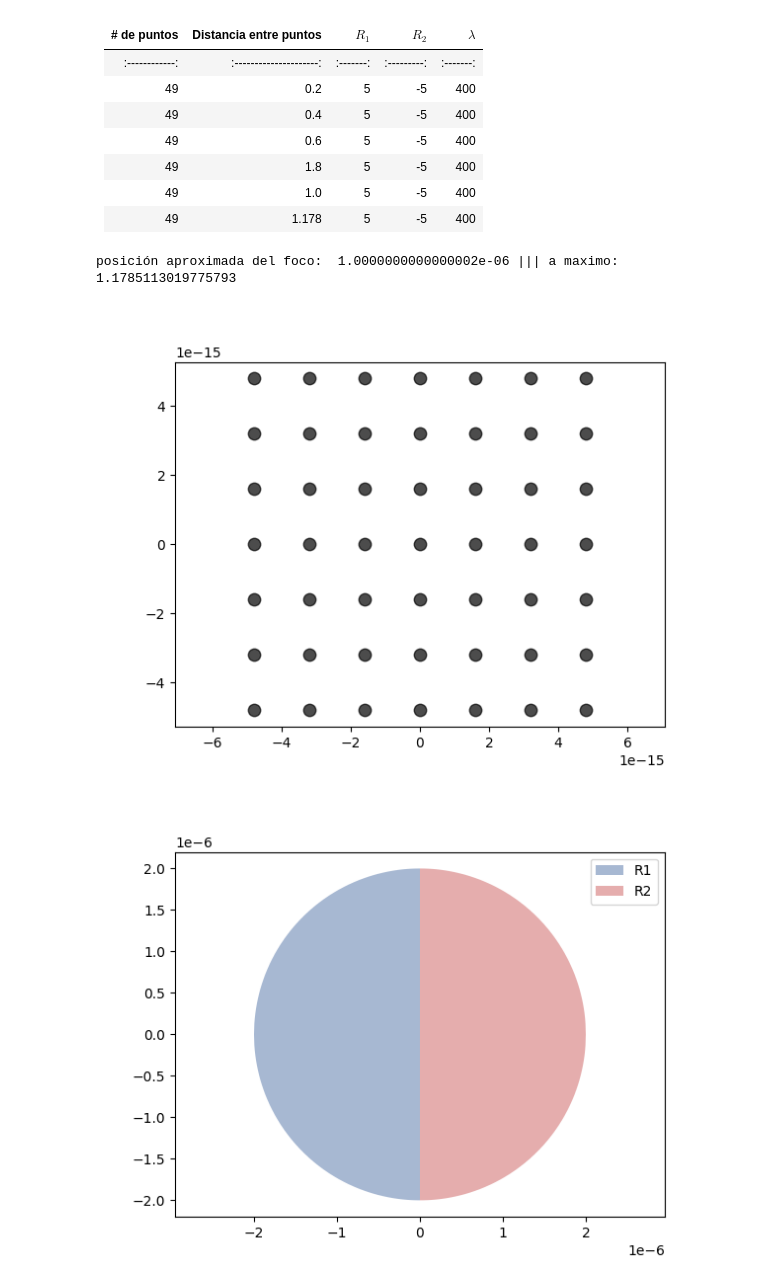
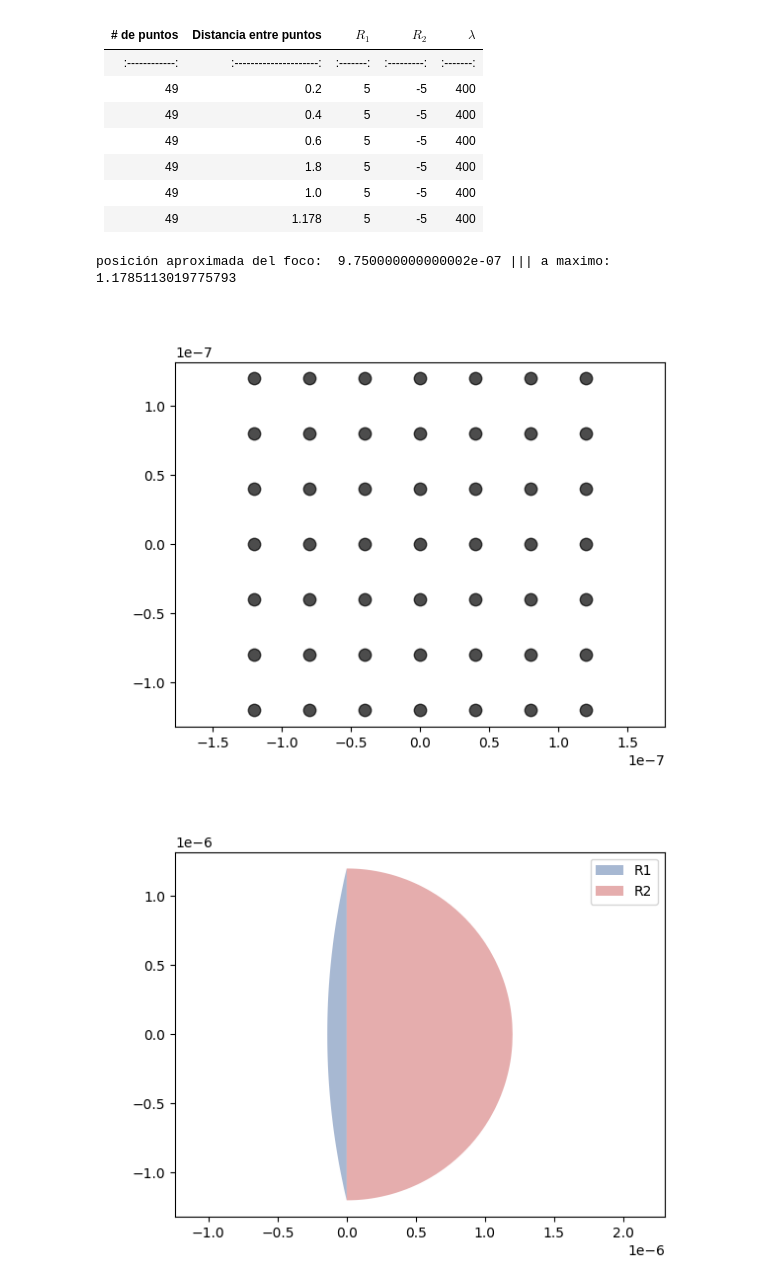
Before and after one commit to rcasalins/thesis_bachelor, a Jupyter notebook: Codigo/Tabla_49puntos.ipynb, the cells around one changed output. Saved outputs shown, nothing was run; the diff lists cells and outputs as text; code cells hidden in the pictures.

```diff
--- a/Codigo/Tabla_49puntos.ipynb
+++ b/Codigo/Tabla_49puntos.ipynb
@@ -162,19 +163,19 @@ def GeometricPotencial_3D_reducido(xa, ya, za, p, wa,c,R1,R2):
 | 49           | 1.178                 | 5       | -5        |400      |
 # %%
 w      = 400 * (10 ** -9)
-r1     = 5*w
-r2     = -5*w
+r1     = 13*w
+r2     = -3*w
 a      = .1 * w
-points = np.array([[0,0],[a,0],[-a,0],[2*a,0],[3*a,0],[-2*a,0],[-3*a,0],[0,a],[0,2*a],[0,3*a],[0,-a],[0,-2*a],[0,-3*a],[a,a],[a,2*a],[a,3*a],[a,-a],[a,-2*a],[a,-3*a],[-a,a],[-a,2*a],[-a,3*a],[-a,-a],[-a,-2*a],[-a,-3*a],[2*a,a],[2*a,2*a],[2*a,3*a],[2*a,-a],[2*a,-2*a],[2*a,-3*a],[-2*a,a],[-2*a,2*a],[-2*a,3*a],[-2*a,-a],[-2*a,-2*a],[-2*a,-3*a],[3*a,a],[3*a,2*a],[3*a,3*a],[3*a,-a],[3*a,-2*a],[3*a,-3*a],[-3*a,a],[-3*a,2*a],[-3*a,3*a],[-3*a,-a],[-3*a,-2*a],[-3*a,-3*a]])*a
+points = np.array([[0,0],[a,0],[-a,0],[2*a,0],[3*a,0],[-2*a,0],[-3*a,0],[0,a],[0,2*a],[0,3*a],[0,-a],[0,-2*a],[0,-3*a],[a,a],[a,2*a],[a,3*a],[a,-a],[a,-2*a],[a,-3*a],[-a,a],[-a,2*a],[-a,3*a],[-a,-a],[-a,-2*a],[-a,-3*a],[2*a,a],[2*a,2*a],[2*a,3*a],[2*a,-a],[2*a,-2*a],[2*a,-3*a],[-2*a,a],[-2*a,2*a],[-2*a,3*a],[-2*a,-a],[-2*a,-2*a],[-2*a,-3*a],[3*a,a],[3*a,2*a],[3*a,3*a],[3*a,-a],[3*a,-2*a],[3*a,-3*a],[-3*a,a],[-3*a,2*a],[-3*a,3*a],[-3*a,-a],[-3*a,-2*a],[-3*a,-3*a]])
 paraxial_aprox = (((1/r1) - (1/r2))) ** -1
 print('posición aproximada del foco: ', paraxial_aprox, '||| a maximo: ',np.sqrt(25/18))
 
 position_points(points)
 len_draw(r1,r2,0)
 # %% [output]
-posición aproximada del foco:  1.0000000000000002e-06 ||| a maximo:  1.1785113019775793
+posición aproximada del foco:  9.750000000000002e-07 ||| a maximo:  1.1785113019775793
-[figure, old version]
+[figure, new version]
-[figure, old version]
+[figure, new version]
 # %%
 %%time
 zzz = np.linspace(1.5*w, 30*w, 1000)
```
Also changed, not shown: parts of 9 cells of this notebook, 13 other files.
